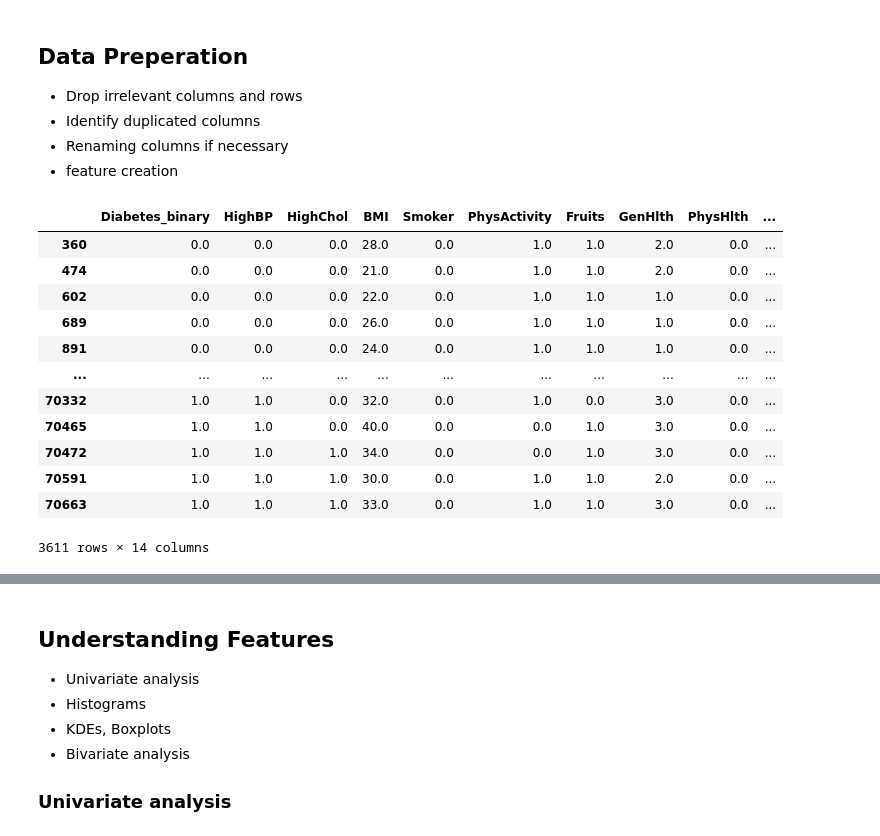
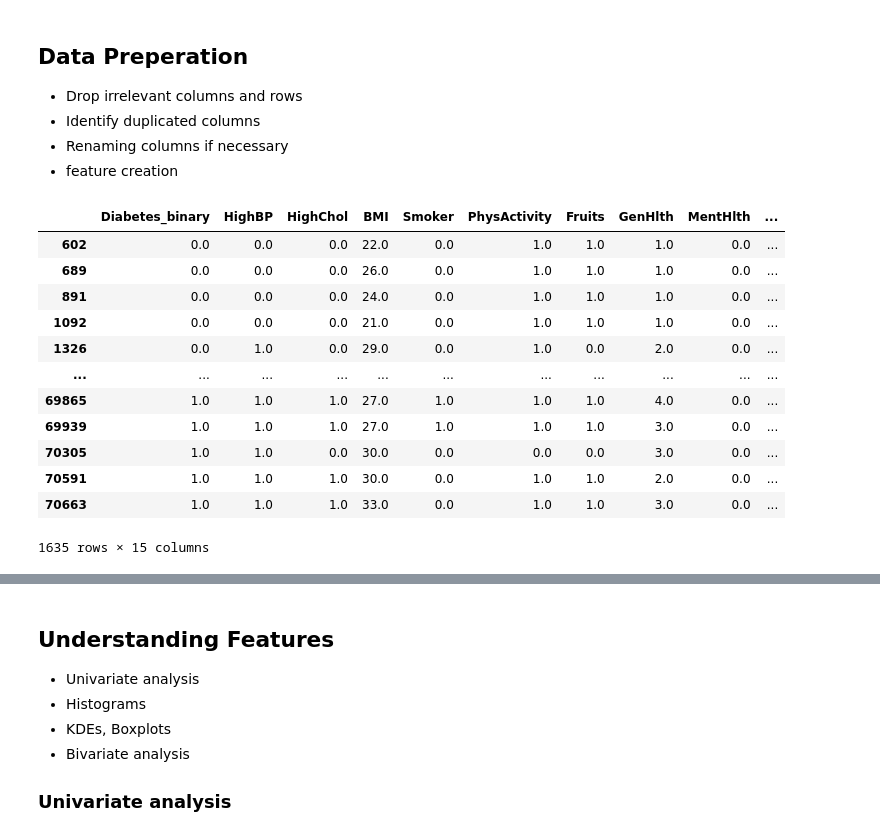
Before and after one commit to valin242/diabetes_prediction_kaggle, a Jupyter notebook: diabetes-pred-vp.ipynb, the cells around one changed output, grey strips where cells are left out. Saved outputs shown, nothing was run; the diff lists cells and outputs as text; code cells hidden in the pictures.

```diff
--- a/diabetes-pred-vp.ipynb
+++ b/diabetes-pred-vp.ipynb
@@ -30,7 +26,7 @@ pd.set_option('display.max_columns', 200)
 ## Understand the data
 # %%
 # Import data
-df = pd.read_csv('/kaggle/input/diabetes-health-indicators-dataset/diabetes_binary_5050split_health_indicators_BRFSS2015.csv')
+df = pd.read_csv('diabetes_binary_5050split_health_indicators_BRFSS2015.csv')
 df.head()
 # %% [output]
 |  | Diabetes_binary | HighBP | HighChol | CholCheck | BMI | Smoker | Stroke | HeartDiseaseorAttack | ... |
@@ -123,24 +141,25 @@ old_columns = ['Diabetes_binary', 'HighBP', 'HighChol', 'CholCheck', 'BMI', 'Smo
        'MentHlth', 'PhysHlth', 'DiffWalk', 'Sex', 'Age', 'Education',
        'Income']
 new_columns =['Diabetes_binary', 'HighBP', 'HighChol', 'BMI', 'Smoker','PhysActivity',
-              'Fruits','GenHlth','PhysHlth', 'DiffWalk', 'Sex', 'Age', 'Education', 'Income']
-df = df[new_columns].copy()
+              'Fruits','GenHlth','MentHlth', 'PhysHlth', 'DiffWalk', 'Sex', 'Age', 'Education', 'Income']
+df_new = df[new_columns].copy()
 # %%
 # Check if any of the rows are duplicated
-df.loc[df.duplicated()]
+df_new.loc[df.duplicated()]
 
 # for the parameters chosen, it is possible to have patients with similar stats especially since some columns are ranges
+# so we may not necessarily delete duplicate columns
 # %% [output]
-|  | Diabetes_binary | HighBP | HighChol | BMI | Smoker | PhysActivity | Fruits | GenHlth | PhysHlth | ... |
-| 360 | 0.0 | 0.0 | 0.0 | 28.0 | 0.0 | 1.0 | 1.0 | 2.0 | 0.0 | ... |
-| 474 | 0.0 | 0.0 | 0.0 | 21.0 | 0.0 | 1.0 | 1.0 | 2.0 | 0.0 | ... |
+|  | Diabetes_binary | HighBP | HighChol | BMI | Smoker | PhysActivity | Fruits | GenHlth | MentHlth | ... |
 | 602 | 0.0 | 0.0 | 0.0 | 22.0 | 0.0 | 1.0 | 1.0 | 1.0 | 0.0 | ... |
 | 689 | 0.0 | 0.0 | 0.0 | 26.0 | 0.0 | 1.0 | 1.0 | 1.0 | 0.0 | ... |
 | 891 | 0.0 | 0.0 | 0.0 | 24.0 | 0.0 | 1.0 | 1.0 | 1.0 | 0.0 | ... |
+| 1092 | 0.0 | 0.0 | 0.0 | 21.0 | 0.0 | 1.0 | 1.0 | 1.0 | 0.0 | ... |
+| 1326 | 0.0 | 1.0 | 0.0 | 29.0 | 0.0 | 1.0 | 0.0 | 2.0 | 0.0 | ... |
 | ... | ... | ... | ... | ... | ... | ... | ... | ... | ... | ... |
-| 70332 | 1.0 | 1.0 | 0.0 | 32.0 | 0.0 | 1.0 | 0.0 | 3.0 | 0.0 | ... |
-| 70465 | 1.0 | 1.0 | 0.0 | 40.0 | 0.0 | 0.0 | 1.0 | 3.0 | 0.0 | ... |
-| 70472 | 1.0 | 1.0 | 1.0 | 34.0 | 0.0 | 0.0 | 1.0 | 3.0 | 0.0 | ... |
+| 69865 | 1.0 | 1.0 | 1.0 | 27.0 | 1.0 | 1.0 | 1.0 | 4.0 | 0.0 | ... |
+| 69939 | 1.0 | 1.0 | 1.0 | 27.0 | 1.0 | 1.0 | 1.0 | 3.0 | 0.0 | ... |
+| 70305 | 1.0 | 1.0 | 0.0 | 30.0 | 0.0 | 0.0 | 0.0 | 3.0 | 0.0 | ... |
 | 70591 | 1.0 | 1.0 | 1.0 | 30.0 | 0.0 | 1.0 | 1.0 | 2.0 | 0.0 | ... |
 | 70663 | 1.0 | 1.0 | 1.0 | 33.0 | 0.0 | 1.0 | 1.0 | 3.0 | 0.0 | ... |
-3611 rows × 14 columns
+1635 rows × 15 columns
```
Also changed, not shown: parts of 7 cells of this notebook, 1 other file.
